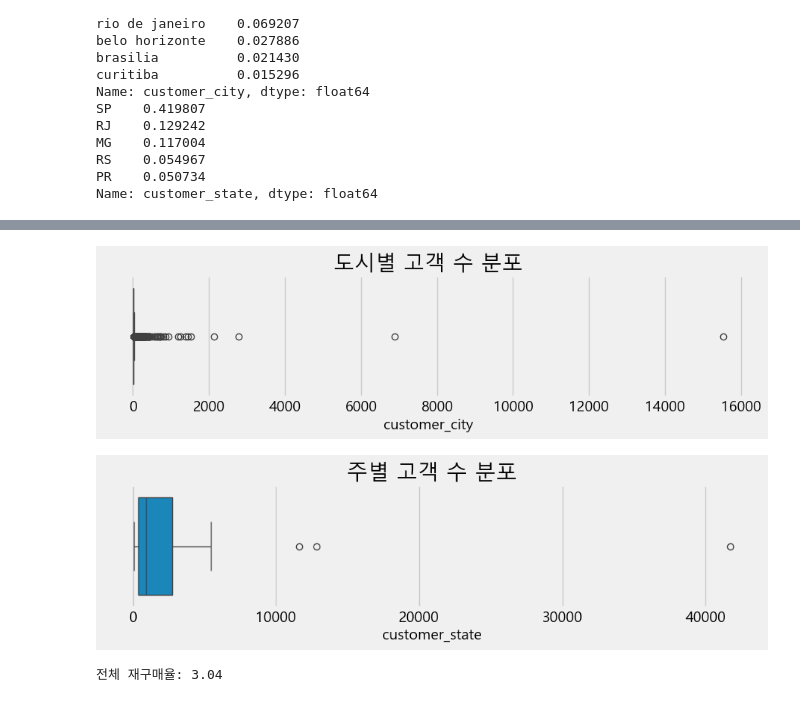
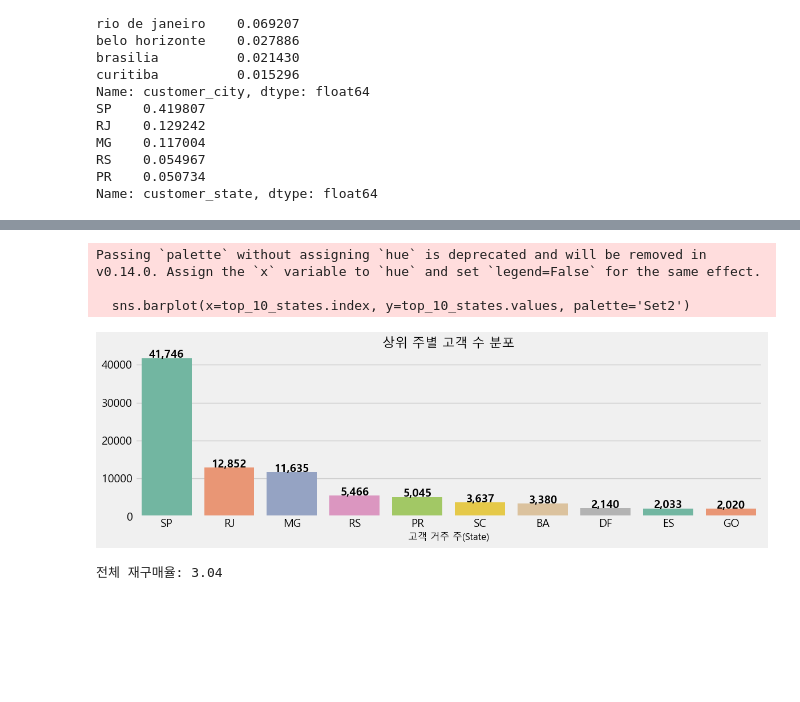
Before and after one commit to eunsung20311-dot/Olist-E-commerce-Analysis, a Jupyter notebook: 1. Data preparation + EDA.ipynb, the cells around one changed output, grey strips where cells are left out. Drawn from its saved outputs; the diff is of its cells as text; code cells hidden in the pictures; blank space fills up the shorter version.

```diff
--- a/1. Data preparation + EDA.ipynb
+++ b/1. Data preparation + EDA.ipynb
@@ -348,3 +323,20 @@ MG    0.117004
 RS    0.054967
 PR    0.050734
 Name: customer_state, dtype: float64
+# %%
+top_10_city = df_customers['customer_city'].value_counts().head(10)
+
+plt.figure(figsize=(12, 6)) # 가로형은 세로 길이를 조금 늘려주는 게 예쁩니다.
+# x와 y를 바꿔서 설정합니다.
+ax = sns.barplot(x=top_10_city.values, y=top_10_city.index, palette='Set2')
+
+# 수치 표시 위치 조정 (가로 막대이므로 x 좌표에 텍스트 배치)
+for i, v in enumerate(top_10_city.values):
+    ax.text(v + 50, i, f'{v:,}', va='center', fontweight='bold')
+
+plt.title('상위 도시별 고객 수 분포', fontsize=16, pad=20)
+plt.xlabel('고객 수', fontsize=12)
+plt.ylabel('도시명', fontsize=12)
+sns.despine() # 테두리 제거로 깔끔하게
+plt.tight_layout()
+plt.show()
@@ -351,20 +348,18 @@ Name: customer_state, dtype: float64
 # %%
-city_customer_counts = df_customers['customer_city'].value_counts()
-plt.figure(figsize=(10,2))
-sns.boxplot(x=city_customer_counts)
-plt.title('도시별 고객 수 분포')
+top_10_states = df_customers['customer_state'].value_counts().head(10)
+plt.figure(figsize=(12,4))
+sns.barplot(x=top_10_states.index, y=top_10_states.values, palette='Set2')
+for i, v in enumerate(top_10_states.values):
+    plt.text(i, v + 100, f'{v:,}', ha='center', fontweight='bold')
+plt.title('상위 주별 고객 수 분포', fontsize= 16, pad=2)
+plt.xlabel('고객 거주 주(State)',fontsize=12)
+plt.tight_layout()
 plt.show()
-state_customer_counts = df_customers['customer_state'].value_counts()
-plt.figure(figsize=(10,2))
-sns.boxplot(x=state_customer_counts)
-plt.title('주별 고객 수 분포')
-plt.show()
-
-#도시는 SP에 극히 밀집이 되어있지만, 전국적으로 다양한 도시에서 고객이 있음
-#주도.. SP에 극히 밀집이 되어있음.
 # %% [output]
+Passing `palette` without assigning `hue` is deprecated and will be removed in v0.14.0. Assign the `x` variable to `hue` and set `legend=False` for the same effect.
+
+  sns.barplot(x=top_10_states.index, y=top_10_states.values, palette='Set2')
-[figure, old version]
+[figure, new version]
-[figure, removed]
 # %%
 #전체 재구매율
 df_orders_customers = pd.merge(df_orders,df_customers[['customer_id','customer_unique_id']], on='customer_id')
```
Also changed, not shown: parts of 25 cells of this notebook.
